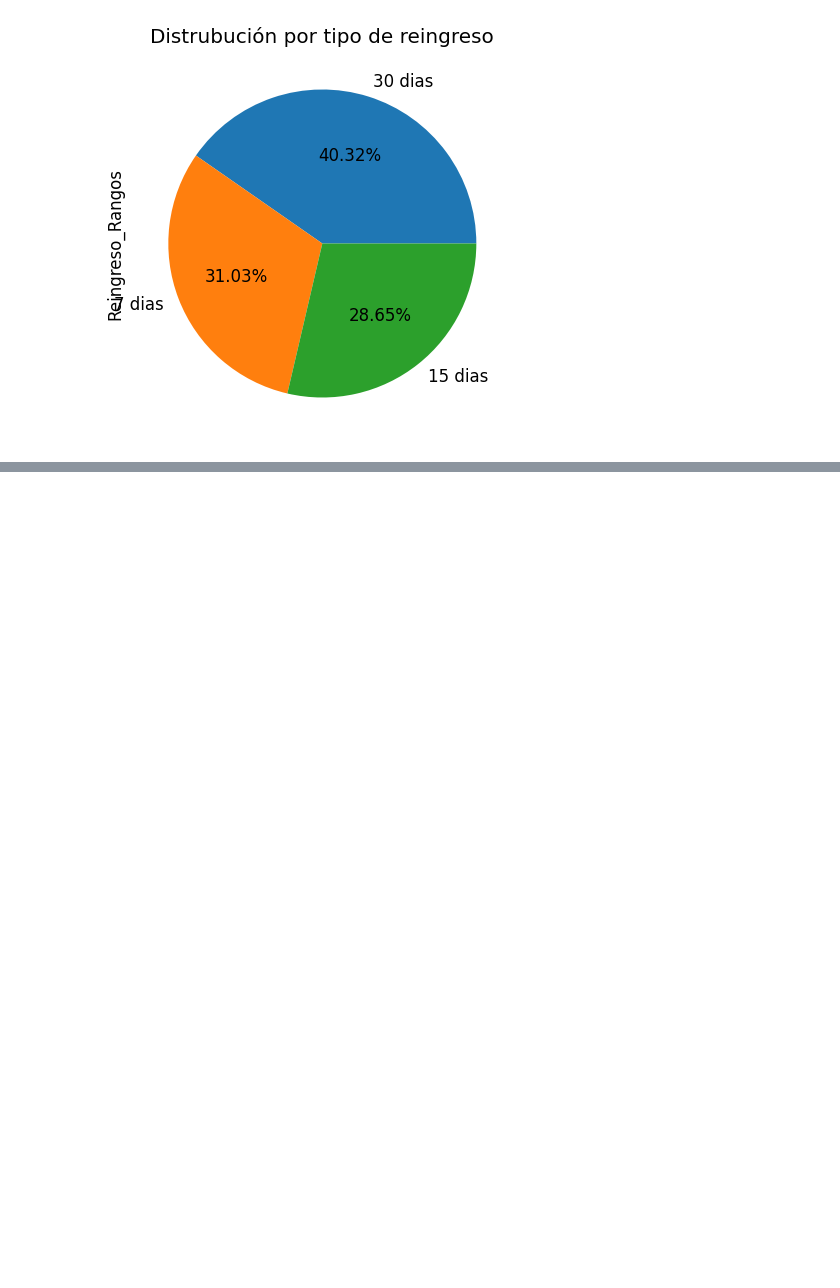
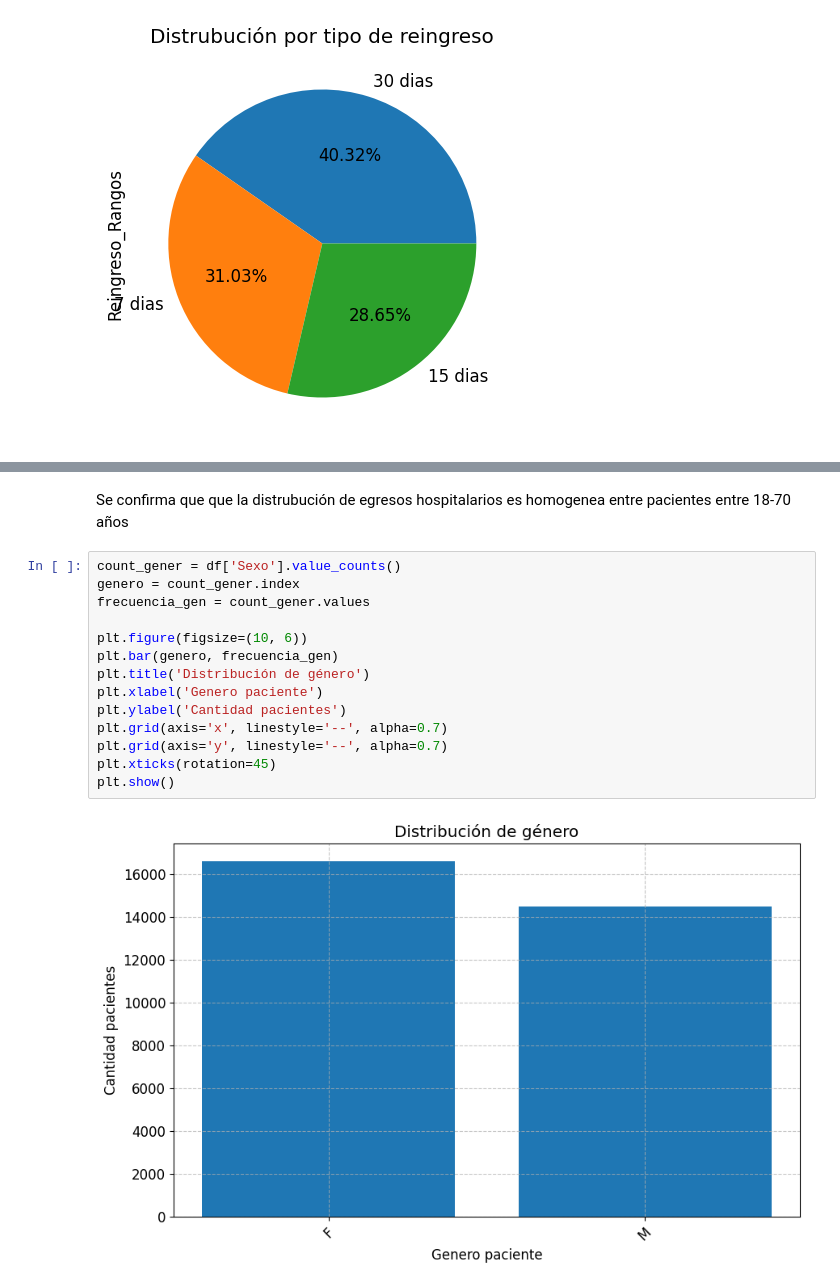
Before and after one commit to carlosmding/academicProject, a Jupyter notebook: EDA_Reingresos_NCSC.ipynb, the cells around one changed output, grey strips where cells are left out. Drawn from its saved outputs; the diff is of its cells as text; blank space fills up the shorter version.

```diff
--- a/EDA_Reingresos_NCSC.ipynb
+++ b/EDA_Reingresos_NCSC.ipynb
@@ -215,0 +290,18 @@ sns.boxplot(x="Edad", y="Sexo", data=df)
+# %% [markdown]
+Se confirma que que la distrubución de egresos hospitalarios es homogenea entre pacientes entre 18-70 años
+# %%
+count_gener = df['Sexo'].value_counts()
+genero = count_gener.index
+frecuencia_gen = count_gener.values
+
+plt.figure(figsize=(10, 6))
+plt.bar(genero, frecuencia_gen)
+plt.title('Distribución de género')
+plt.xlabel('Genero paciente')
+plt.ylabel('Cantidad pacientes')
+plt.grid(axis='x', linestyle='--', alpha=0.7)
+plt.grid(axis='y', linestyle='--', alpha=0.7)
+plt.xticks(rotation=45)
+plt.show()
+# %% [output]
+[figure, added]
```
Also changed, not shown: parts of 15 cells of this notebook.
